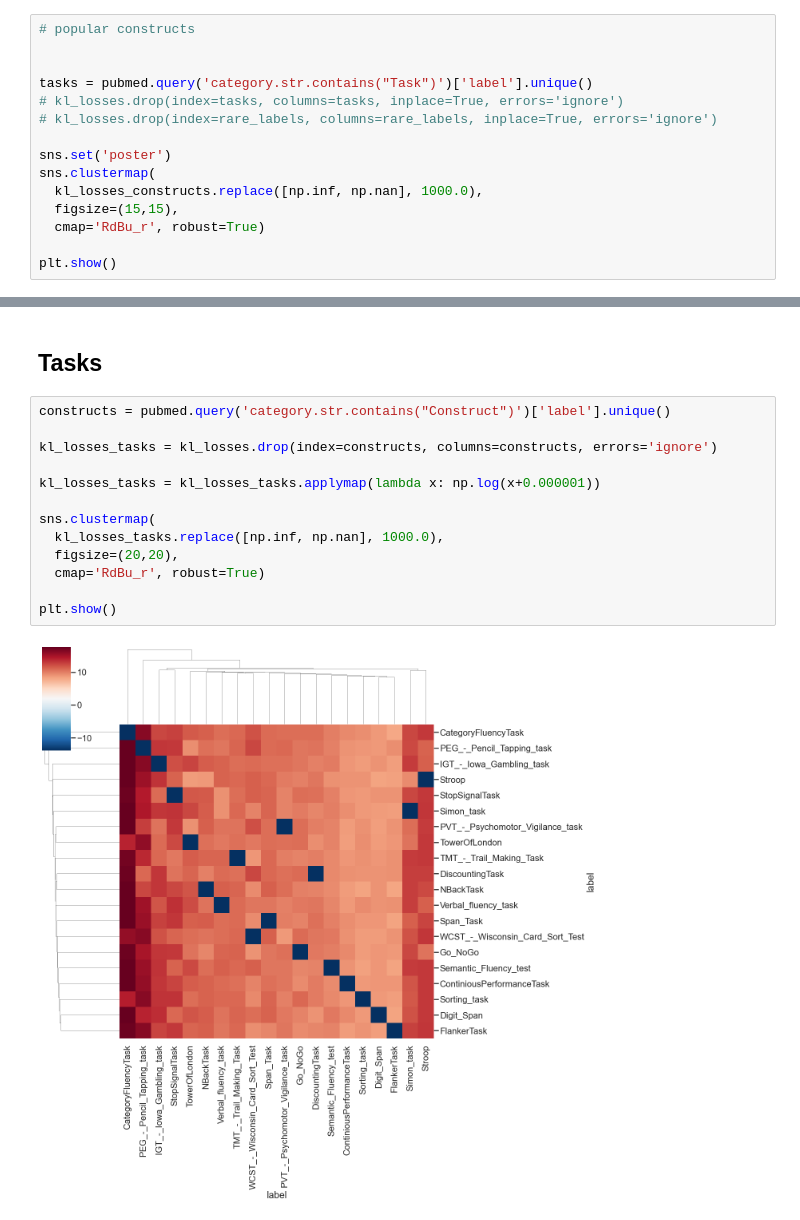
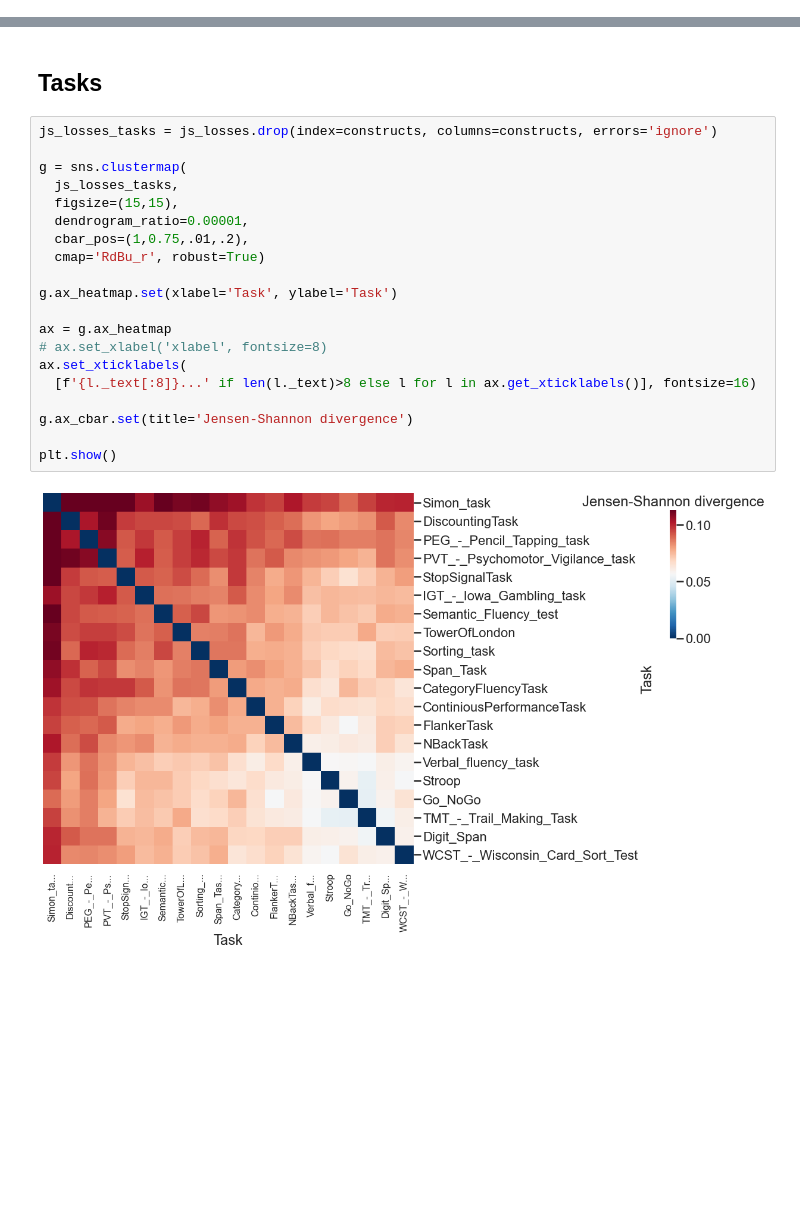
Before and after one commit to morteza/CogText, a Jupyter notebook: notebooks/9 KL Gaps.ipynb, the cells around one changed output, grey strips where cells are left out. Drawn from its saved outputs; the diff is of its cells as text; blank space fills up the shorter version.

```diff
--- a/notebooks/9 KL Gaps.ipynb
+++ b/notebooks/9 KL Gaps.ipynb
@@ -154,18 +151,3 @@ dashbio.Clustergram(
   col_dist='euclidean',
   # standardize='col'
 )
-# %%
-# popular constructs
-
-
-tasks = pubmed.query('category.str.contains("Task")')['label'].unique()
-# kl_losses.drop(index=tasks, columns=tasks, inplace=True, errors='ignore')
-# kl_losses.drop(index=rare_labels, columns=rare_labels, inplace=True, errors='ignore')
-
-sns.set('poster')
-sns.clustermap(
-  kl_losses_constructs.replace([np.inf, np.nan], 1000.0),
-  figsize=(15,15),
-  cmap='RdBu_r', robust=True)
-
-plt.show()
@@ -174,17 +154,24 @@ plt.show()
 # %% [markdown]
 ## Tasks
-# %%
-constructs = pubmed.query('category.str.contains("Construct")')['label'].unique()
-
-kl_losses_tasks = kl_losses.drop(index=constructs, columns=constructs, errors='ignore')
-
-kl_losses_tasks = kl_losses_tasks.applymap(lambda x: np.log(x+0.000001))
-
-sns.clustermap(
-  kl_losses_tasks.replace([np.inf, np.nan], 1000.0),
-  figsize=(20,20),
-  cmap='RdBu_r', robust=True)
-
-plt.show()
-# %% [output]
-[figure, removed]
+# %%
+js_losses_tasks = js_losses.drop(index=constructs, columns=constructs, errors='ignore')
+
+g = sns.clustermap(
+  js_losses_tasks,
+  figsize=(15,15),
+  dendrogram_ratio=0.00001,
+  cbar_pos=(1,0.75,.01,.2),
+  cmap='RdBu_r', robust=True)
+
+g.ax_heatmap.set(xlabel='Task', ylabel='Task')
+
+ax = g.ax_heatmap
+# ax.set_xlabel('xlabel', fontsize=8)
+ax.set_xticklabels(
+  [f'{l._text[:8]}...' if len(l._text)>8 else l for l in ax.get_xticklabels()], fontsize=16)
+
+g.ax_cbar.set(title='Jensen-Shannon divergence')
+
+plt.show()
+# %% [output]
+[figure, added]
```
Also changed, not shown: parts of 8 cells of this notebook, 3 other files.
